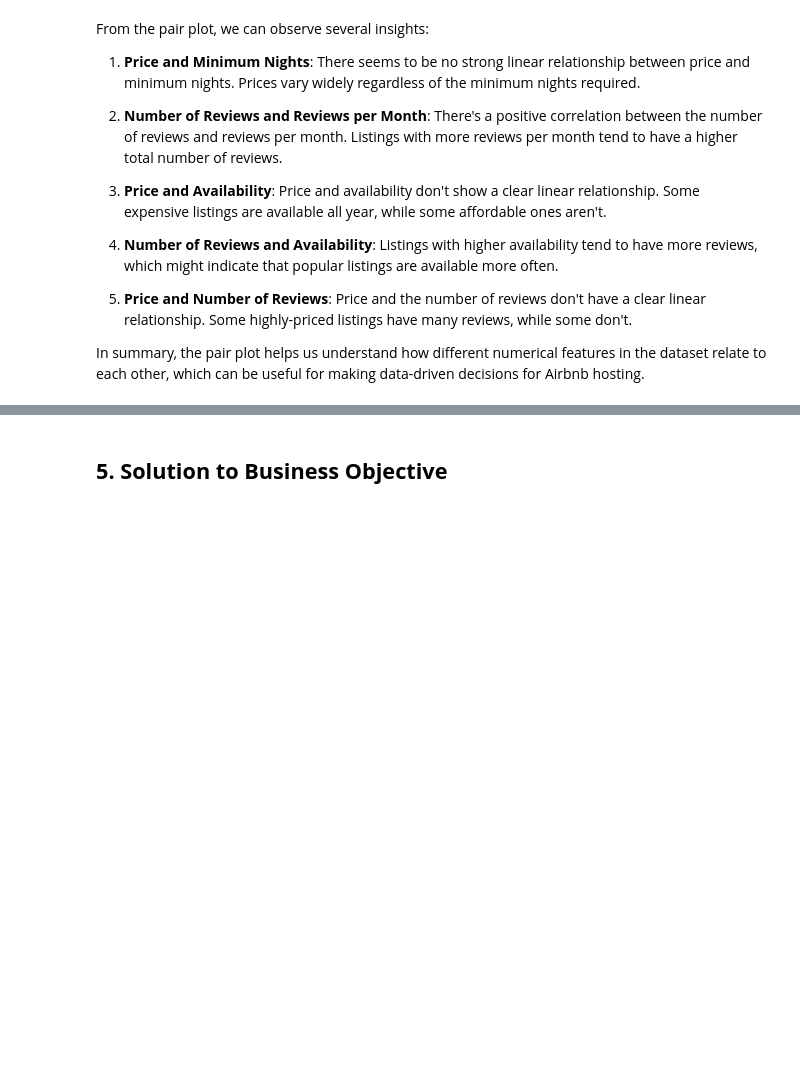
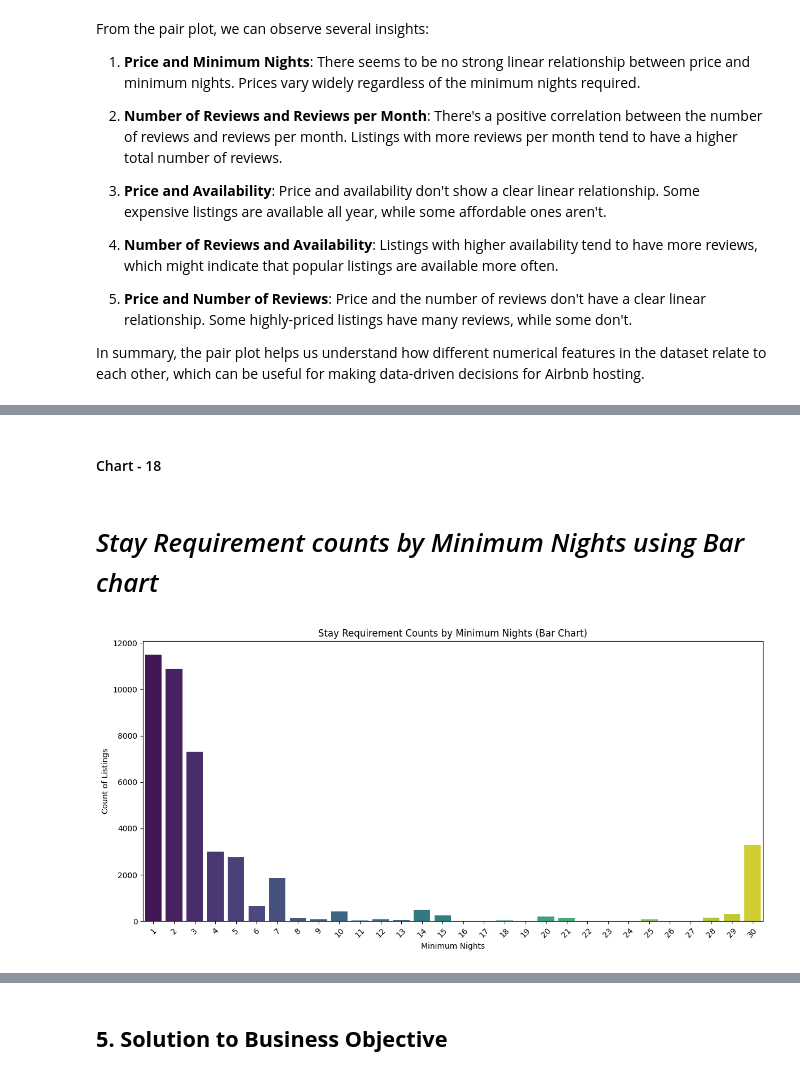
Before and after one commit to I-AM-PRASHANT-VERMA/Almabetter-Capstone-Project-AirBnb-Bookings-Exploratory-Data-Analysis, a Jupyter notebook: My_Airbnb_EDA_capstone_project.ipynb, the cells around one changed output, grey strips where cells are left out. Saved outputs shown, nothing was run; the diff lists cells and outputs as text; code cells hidden in the pictures; blank space fills up the shorter version.

```diff
--- a/My_Airbnb_EDA_capstone_project.ipynb
+++ b/My_Airbnb_EDA_capstone_project.ipynb
@@ -1309,0 +1427,49 @@ In summary, the pair plot helps us understand how different numerical features i
+# %% [markdown]
+#### Chart - 18
+# %% [markdown]
+# *Stay Requirement counts by Minimum Nights using Bar chart*
+# %%
+# Define the lower and upper quantiles to filter outliers
+lower_quantile = 0.05
+upper_quantile = 0.95
+
+# Calculate the quantiles for the minimum nights column
+min_nights_lower_limit = airbnb_df['minimum_nights'].quantile(lower_quantile)
+min_nights_upper_limit = airbnb_df['minimum_nights'].quantile(upper_quantile)
+
+# Filter the DataFrame to remove outliers in the minimum nights column
+airbnb_df = airbnb_df[
+    (airbnb_df['minimum_nights'] >= min_nights_lower_limit) &
+    (airbnb_df['minimum_nights'] <= min_nights_upper_limit)
+]
+
+# Now, airbnb_df contains only the rows where minimum nights are within the defined quantiles
+# %%
+import pandas as pd
+import matplotlib.pyplot as plt
+import seaborn as sns
+
+# Calculate the count of listings for each minimum nights requirement
+minimum_nights_counts = airbnb_df['minimum_nights'].value_counts().reset_index()
+minimum_nights_counts.columns = ['Minimum Nights', 'Count']
+
+# Sort the data by minimum nights for better visualization
+minimum_nights_counts = minimum_nights_counts.sort_values(by='Minimum Nights')
+
+# Create a bar chart to visualize stay requirement counts by minimum nights
+plt.figure(figsize=(12, 6))
+sns.barplot(
+    data=minimum_nights_counts,  # DataFrame containing the data
+    x='Minimum Nights',         # Data for the x-axis (minimum nights requirement)
+    y='Count',                  # Data for the y-axis (count of listings)
+    palette='viridis'          # Color palette for the bars
+)
+plt.xlabel('Minimum Nights')
+plt.ylabel('Count of Listings')
+plt.title('Stay Requirement Counts by Minimum Nights (Bar Chart)')
+plt.xticks(rotation=45)  # Rotate x-axis labels for readability
+plt.tight_layout()
+
+plt.show()
+# %% [output]
+[figure, added]
```
Also changed, not shown: parts of 49 cells of this notebook.
